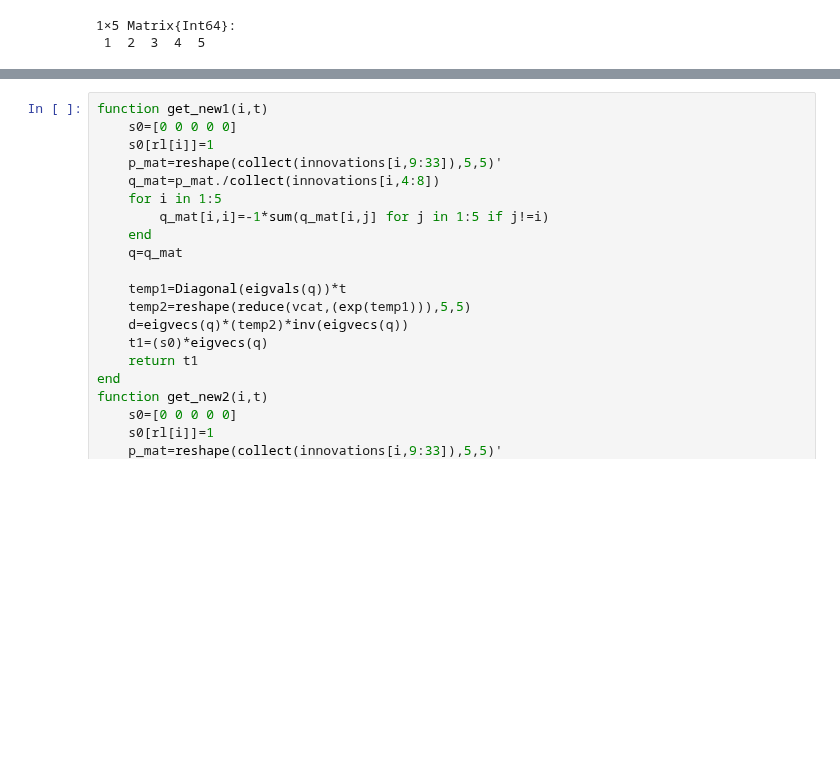
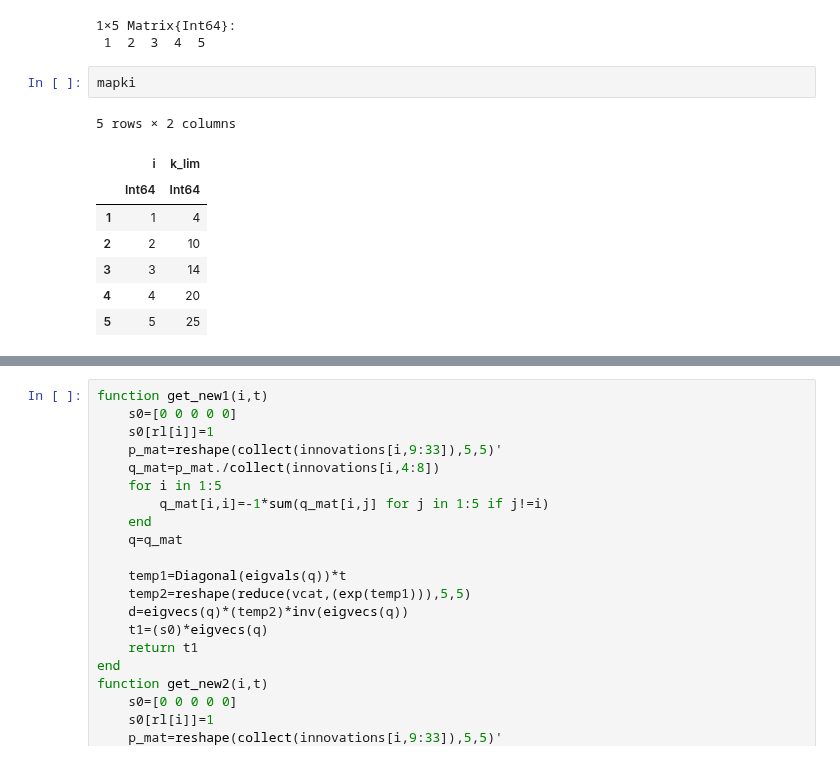
Before and after one commit to vyom-thakker/RoadmapsIAM, a Jupyter notebook: trial-baron.ipynb, the cells around one changed output, grey strips where cells are left out. Saved outputs shown, nothing was run; the diff lists cells and outputs as text; blank space fills up the shorter version.

```diff
--- a/trial-baron.ipynb
+++ b/trial-baron.ipynb
@@ -151,6 +152,17 @@ rl_vals=[1 2 3 4 5]
 # %% [output]
 1×5 Matrix{Int64}:
  1  2  3  4  5
+# %%
+mapki
+# %% [output]
+5 rows × 2 columns
+|  | i | k_lim |
+|  | Int64 | Int64 |
+| 1 | 1 | 4 |
+| 2 | 2 | 10 |
+| 3 | 3 | 14 |
+| 4 | 4 | 20 |
+| 5 | 5 | 25 |
 # %%
 function tech_roadmap()
 
```
Also changed, not shown: parts of 9 cells of this notebook, 1 other file.
